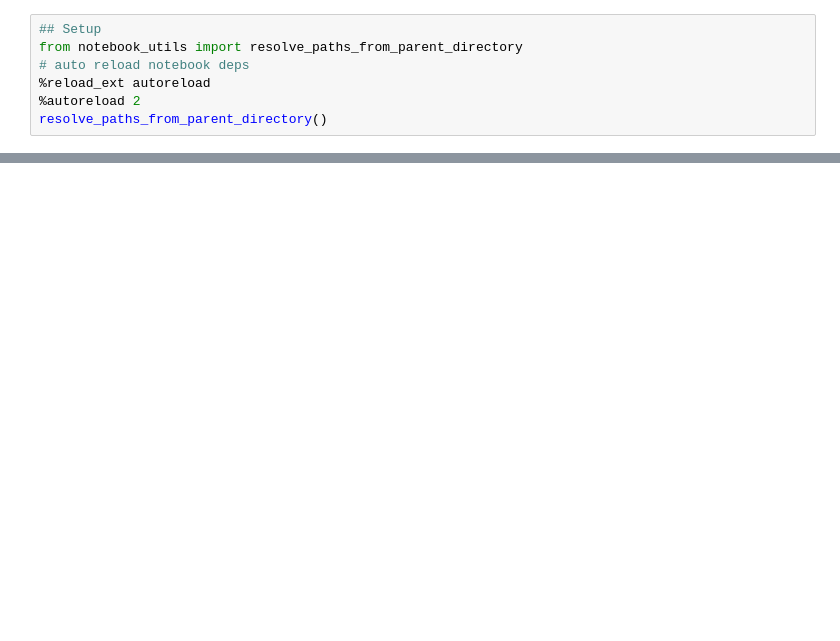
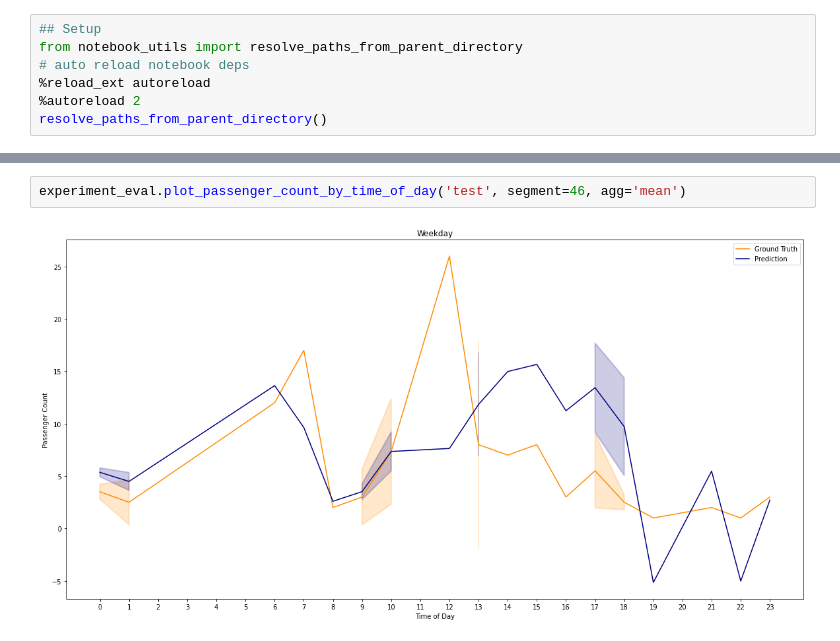
Before and after one commit to alexanderamy/BusPassengerPred, a Jupyter notebook: experiment_pipeline/notebooks/example_experiment_2.ipynb, the cells around one changed output, grey strips where cells are left out. Drawn from its saved outputs; the diff is of its cells as text; blank space fills up the shorter version.

```diff
--- a/experiment_pipeline/notebooks/example_experiment_2.ipynb
+++ b/experiment_pipeline/notebooks/example_experiment_2.ipynb
@@ -72,0 +86,4 @@ None
+# %%
+experiment_eval.plot_passenger_count_by_time_of_day('test', segment=46, agg='mean')
+# %% [output]
+[figure, added]
```
Also changed, not shown: parts of 6 cells of this notebook, 5 other files.
